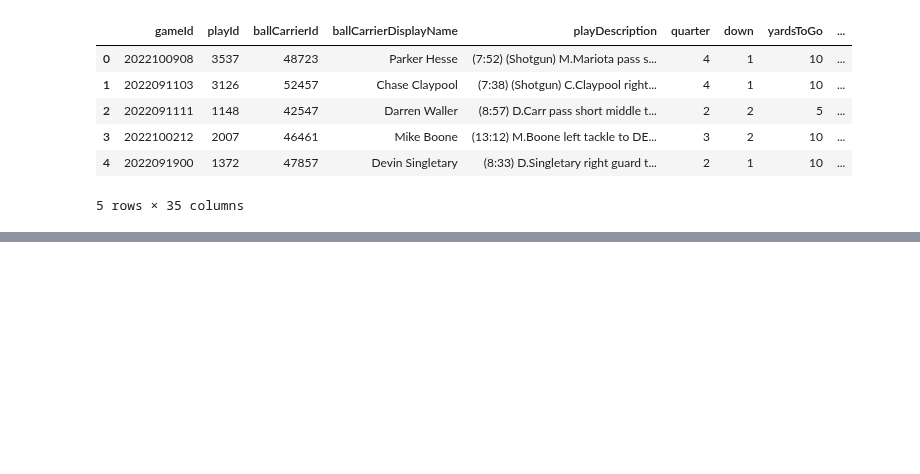
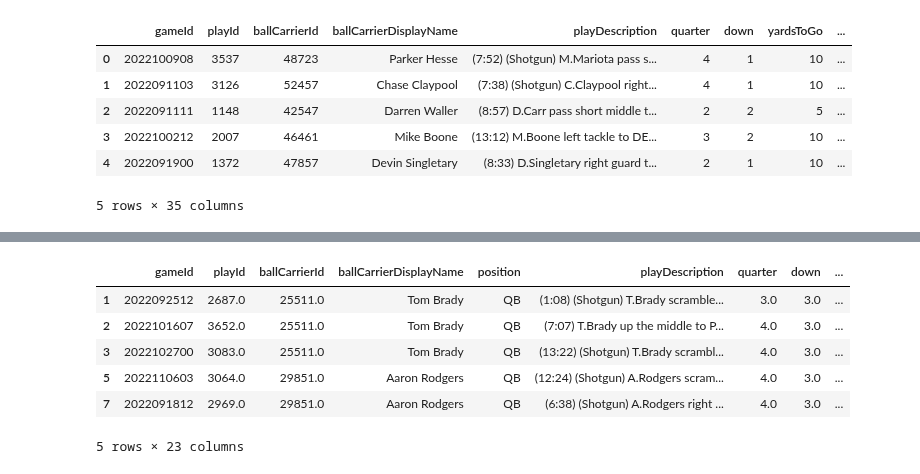
Before and after one commit to rfe123/umn_data_project_004, a Jupyter notebook: plays.ipynb, the cells around one changed output, grey strips where cells are left out. Cells and saved outputs as stored; diff of their text form; code cells hidden in the pictures; blank space fills up the shorter version.

```diff
--- a/plays.ipynb
+++ b/plays.ipynb
@@ -48,0 +123,14 @@ tracking_test_df.head()
+# %%
+plays_df_clean = plays_df_clean[[ 'gameId', 'playId', 'ballCarrierId', 'ballCarrierDisplayName', 'position','playDescription', 'quarter', 'down', 'yardsToGo', 'possessionTeam', 'defensiveTeam', 'yardlineSide', 'yardlineNumber', 'gameClock', 'preSnapHomeScore', 'preSnapVisitorScore', 'passResult', 'passLength', 'playResult', 'playNullifiedByPenalty', 'absoluteYardlineNumber', 'offenseFormation', 'defendersInTheBox']]
+# %%
+# Filter rows based on column: 'down'
+plays_3rd_down_df = plays_df_clean[plays_df_clean['down'] == 3]
+plays_3rd_down_df.head()
+# %% [output]
+|  | gameId | playId | ballCarrierId | ballCarrierDisplayName | position | playDescription | quarter | down | ... |
+| 1 | 2022092512 | 2687.0 | 25511.0 | Tom Brady | QB | (1:08) (Shotgun) T.Brady scramble... | 3.0 | 3.0 | ... |
+| 2 | 2022101607 | 3652.0 | 25511.0 | Tom Brady | QB | (7:07) T.Brady up the middle to P... | 4.0 | 3.0 | ... |
+| 3 | 2022102700 | 3083.0 | 25511.0 | Tom Brady | QB | (13:22) (Shotgun) T.Brady scrambl... | 4.0 | 3.0 | ... |
+| 5 | 2022110603 | 3064.0 | 29851.0 | Aaron Rodgers | QB | (12:24) (Shotgun) A.Rodgers scram... | 4.0 | 3.0 | ... |
+| 7 | 2022091812 | 2969.0 | 29851.0 | Aaron Rodgers | QB | (6:38) (Shotgun) A.Rodgers right ... | 4.0 | 3.0 | ... |
+5 rows × 23 columns
```
Also changed, not shown: parts of 10 cells of this notebook, 3 other files.
